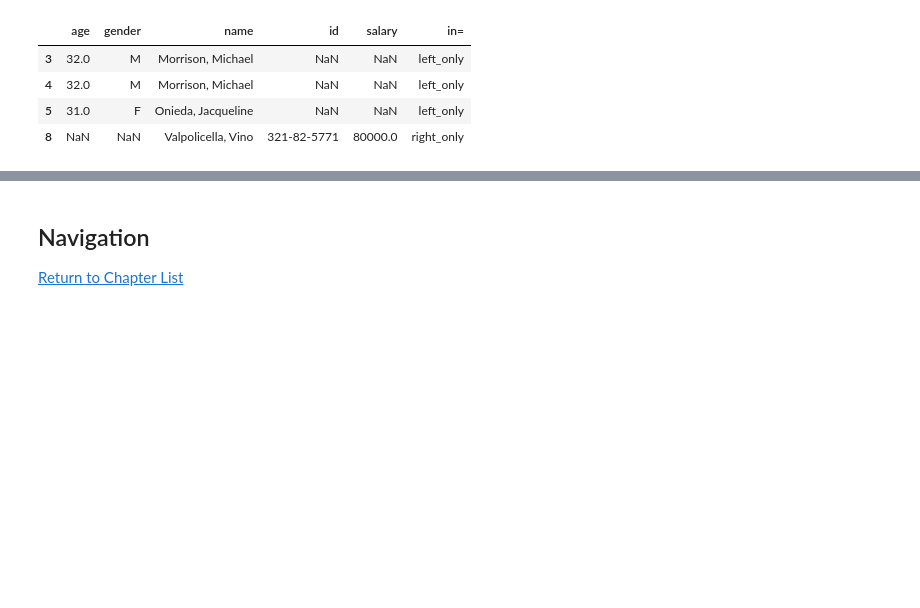
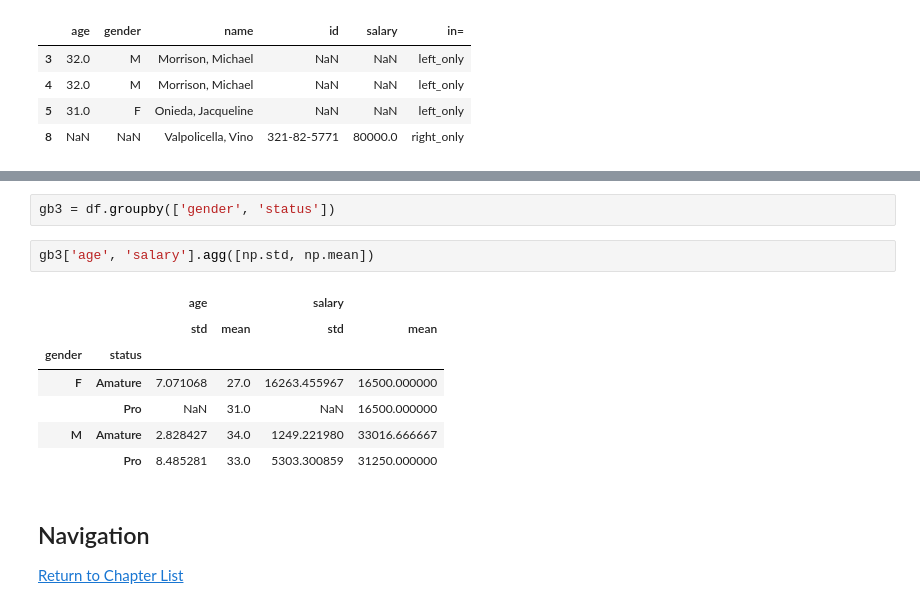
Before and after one commit to RandyBetancourt/PythonForSASUsers, a Jupyter notebook: Chapter 07 -- Pandas, Part 2.ipynb, the cells around one changed output, grey strips where cells are left out. Drawn from its saved outputs; the diff is of its cells as text; blank space fills up the shorter version.

```diff
--- a/Chapter 07 -- Pandas, Part 2.ipynb
+++ b/Chapter 07 -- Pandas, Part 2.ipynb
@@ -374,3 +515,15 @@ nomatch[nomatch["in="] != 'both']
+# %%
+gb3 = df.groupby(['gender', 'status'])
+# %%
+gb3['age', 'salary'].agg([np.std, np.mean])
+# %% [output]
+|  |  | age |  | salary |  |
+|  |  | std | mean | std | mean |
+| gender | status |  |  |  |  |
+| F | Amature | 7.071068 | 27.0 | 16263.455967 | 16500.000000 |
+|  | Pro | NaN | 31.0 | NaN | 16500.000000 |
+| M | Amature | 2.828427 | 34.0 | 1249.221980 | 33016.666667 |
+|  | Pro | 8.485281 | 33.0 | 5303.300859 | 31250.000000 |
 # %% [markdown]
 ## Navigation
 
```
Also changed, not shown: parts of 31 cells of this notebook, 8 other files.
